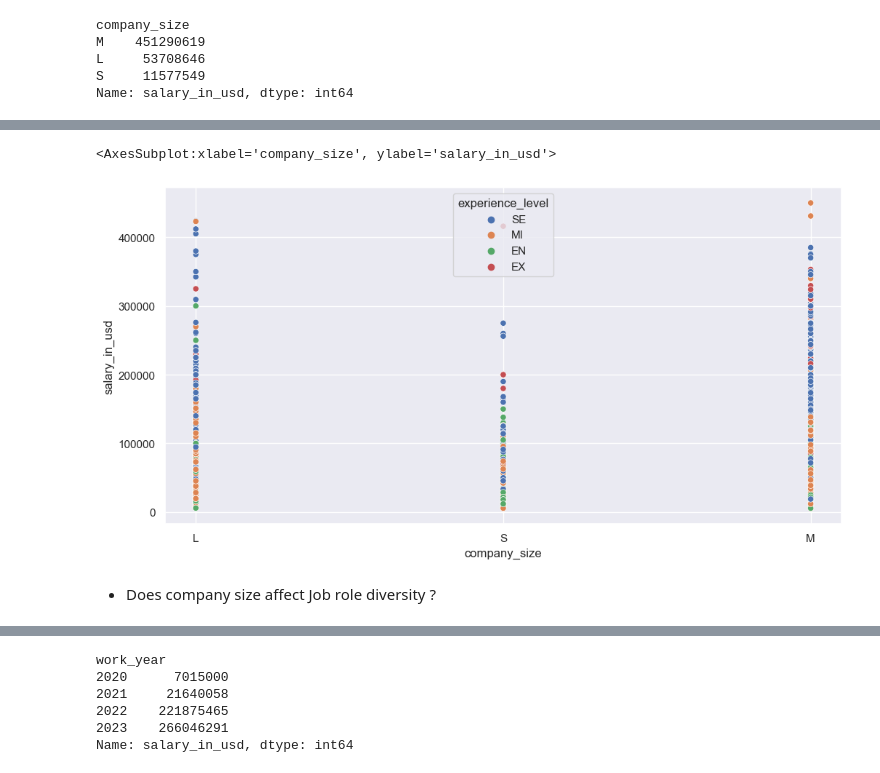
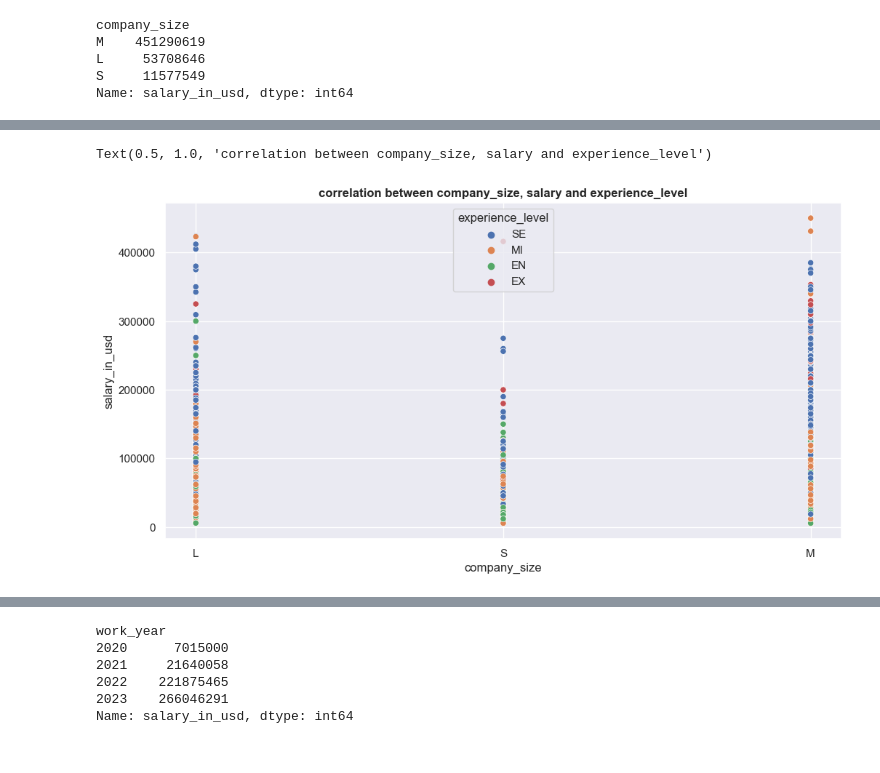
Before and after one commit to captin01/Data_Analysis, a Jupyter notebook: Data_salaries/Ds_salaries.ipynb, the cells around one changed output, grey strips where cells are left out. Cells and saved outputs as stored; diff of their text form; code cells hidden in the pictures.

```diff
--- a/Data_salaries/Ds_salaries.ipynb
+++ b/Data_salaries/Ds_salaries.ipynb
@@ -272,8 +312,8 @@ Name: salary_in_usd, dtype: int64
 # %%
+#Plotting a scatter plot to confirm correlation between company_size, salary and experience level.
 plt.figure(figsize= (12,6))
 sns.scatterplot(x= 'company_size', y= 'salary_in_usd', data= df, hue= 'experience_level')
+plt.title('correlation between company_size, salary and experience_level', weight = 'bold', fontsize = 12)
 # %% [output]
-<AxesSubplot:xlabel='company_size', ylabel='salary_in_usd'>
+Text(0.5, 1.0, 'correlation between company_size, salary and experience_level')
-[figure, old version]
+[figure, new version]
-# %% [markdown]
-- Does company size affect Job role diversity ?
```
Also changed, not shown: parts of 31 cells of this notebook.
